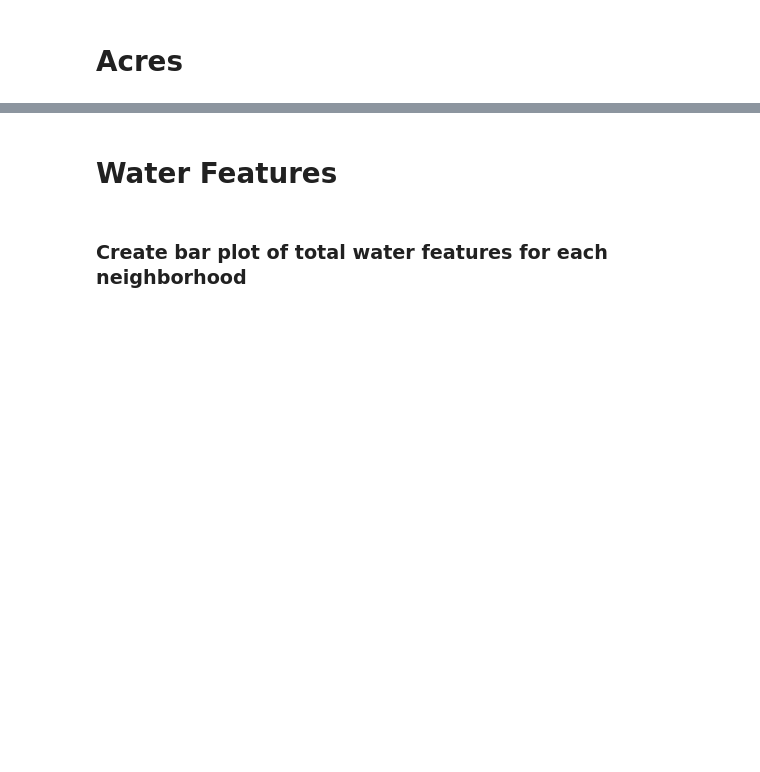
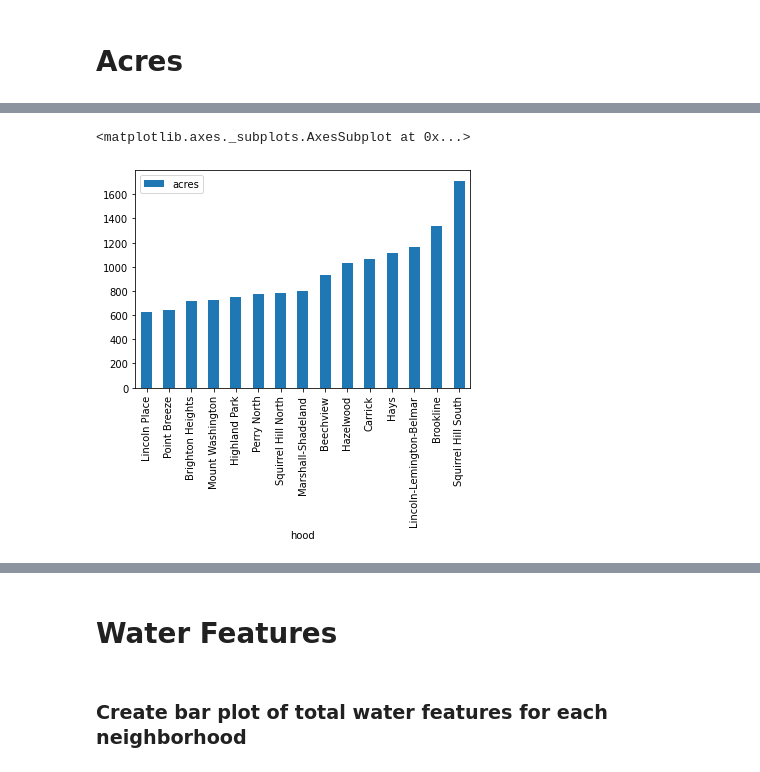
Before and after one commit to timt3r/best-neighborhood, a Jupyter notebook: FinalNotebook.ipynb, the cells around one changed output, grey strips where cells are left out. Drawn from its saved outputs; the diff is of its cells as text; code cells hidden in the pictures; blank space fills up the shorter version.

```diff
--- a/FinalNotebook.ipynb
+++ b/FinalNotebook.ipynb
@@ -17,0 +22,5 @@ import pandas as pd
+# %%
+acredata = pd.read_csv("neighborhoods.csv")
+# %%
+acreselected = acredata[['hood', 'acres']]
+acreselected.head()
@@ -17,0 +34,3 @@ import pandas as pd
+# %%
+acreindexed = acreselected.set_index("hood")
+acreindexed.head()
@@ -17,0 +45,6 @@ import pandas as pd
+# %%
+acresorted = acreindexed.sort_values("acres")
+acresorted.tail(15).plot(kind='bar')
+# %% [output]
+<matplotlib.axes._subplots.AxesSubplot at 0x...>
+[figure, added]
```
Also changed, not shown: parts of 6 cells of this notebook, 2 other files.
